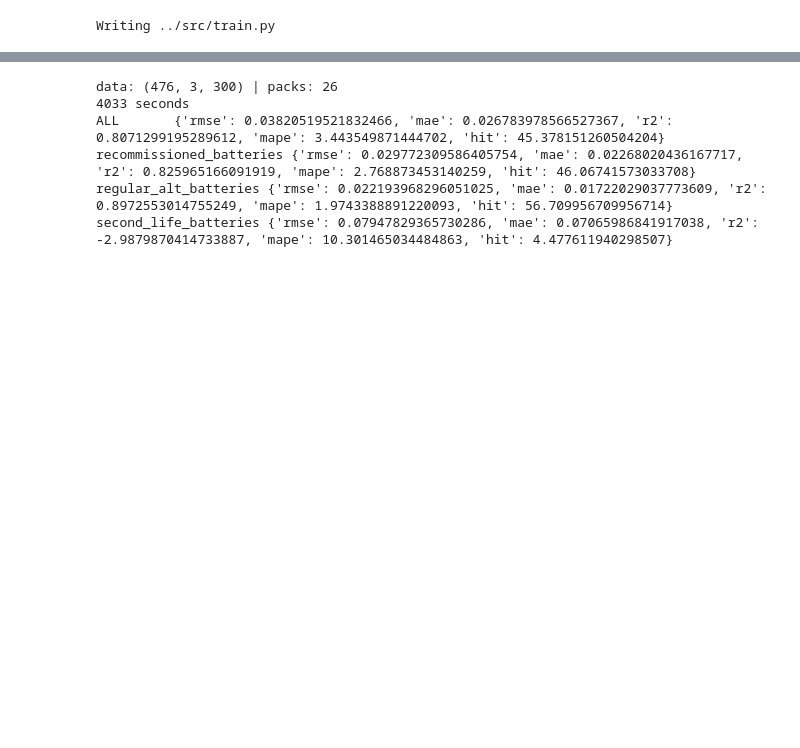
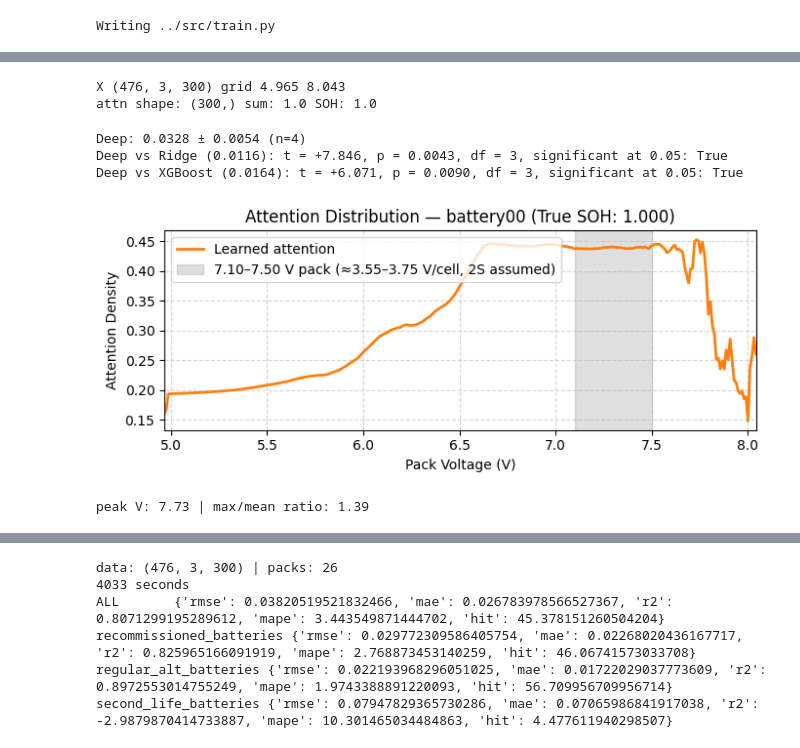
Before and after one commit to prfvl/sohbasepaper, a Jupyter notebook: soh/notebooks/03_model_train.ipynb, the cells around one changed output, grey strips where cells are left out. Saved outputs shown, nothing was run; the diff lists cells and outputs as text; code cells hidden in the pictures; blank space fills up the shorter version.

Commit message:
Add baselines, significance tests, attention explainability

```diff
--- a/soh/notebooks/03_model_train.ipynb
+++ b/soh/notebooks/03_model_train.ipynb
@@ -480,0 +525,74 @@ KeyboardInterrupt:
+# %%
+import sys; sys.path.insert(0, "..")
+import torch, numpy as np
+from src import model as model_mod, train
+import importlib; importlib.reload(model_mod); importlib.reload(train)
+
+X, y, pack, group = train.load()              # log1p on DV applied here
+lo, hi = [float(np.load("../data/processed/features_v1.npz")[k]) for k in ("lo","hi")]
+print("X", X.shape, "grid", round(lo,3), round(hi,3))
+
+mm = train.scale_fit(X)
+net = train.fit(train.scale(X, mm), y, None, None, epochs=150, pat=150)
+
+sample_idx = np.where(pack == "battery00")[0][0]
+x_in = torch.from_numpy(train.scale(X[sample_idx:sample_idx+1], mm))
+net.eval()
+with torch.no_grad():
+    _, attn_t = net(x_in, ret_attn=True)
+attn = attn_t.squeeze().numpy()
+print("attn shape:", attn.shape, "sum:", attn.sum().round(3), "SOH:", y[sample_idx])
+# %% [output]
+X (476, 3, 300) grid 4.965 8.043
+attn shape: (300,) sum: 1.0 SOH: 1.0
+# %%
+import numpy as np
+from scipy import stats
+
+deep = np.array([0.0325, 0.0301, 0.0405, 0.0282])   # seeds 0-3, ICA+DV+Temp
+ridge_rmse = 0.0116                                 # RidgeCV + scaled (NOT 0.0151)
+xgb_rmse   = 0.0164
+
+print(f"Deep: {deep.mean():.4f} ± {deep.std(ddof=1):.4f} (n={len(deep)})")
+for name, base in [("Ridge", ridge_rmse), ("XGBoost", xgb_rmse)]:
+    t, p = stats.ttest_1samp(deep, base)
+    print(f"Deep vs {name} ({base}): t = {t:+.3f}, p = {p:.4f}, df = {len(deep)-1}, "
+          f"significant at 0.05: {p < 0.05}")
+# %% [output]
+Deep: 0.0328 ± 0.0054 (n=4)
+Deep vs Ridge (0.0116): t = +7.846, p = 0.0043, df = 3, significant at 0.05: True
+Deep vs XGBoost (0.0164): t = +6.071, p = 0.0090, df = 3, significant at 0.05: True
+# %%
+import numpy as np
+import matplotlib.pyplot as plt
+from pathlib import Path
+
+FIGS = Path("../outputs/figures"); FIGS.mkdir(parents=True, exist_ok=True)
+
+# lo, hi come from cell 20 (4.965, 8.043)
+v_min, v_max = lo, hi
+v_grid_asc = np.linspace(v_min, v_max, len(attn))
+
+# feature grid runs hi -> lo, so flip to get low V on the left
+attn_aligned = attn[::-1]
+attn_density = attn_aligned / np.trapezoid(attn_aligned, v_grid_asc)
+
+plt.figure(figsize=(7, 3))
+plt.plot(v_grid_asc, attn_density, color="#ff7f0e", lw=2, label="Learned attention")
+plt.axvspan(7.10, 7.50, color="gray", alpha=0.25,
+            label="7.10–7.50 V pack (≈3.55–3.75 V/cell, 2S assumed)")
+plt.xlabel("Pack Voltage (V)")
+plt.ylabel("Attention Density")
+plt.title(f"Attention Distribution — battery00 (True SOH: {y[sample_idx]:.3f})")
+plt.xlim(v_min, v_max)
+plt.grid(True, linestyle="--", alpha=0.5)
+plt.legend(loc="upper left")
+plt.tight_layout()
+plt.savefig(FIGS / "attention_profile_fixed.png", dpi=150)
+plt.show()
+
+print("peak V:", v_grid_asc[attn_density.argmax()].round(2),
+      "| max/mean ratio:", (attn.max()/attn.mean()).round(2))
+# %% [output]
+[figure, added]
+peak V: 7.73 | max/mean ratio: 1.39
```
Also changed, not shown: parts of 40 cells of this notebook.
